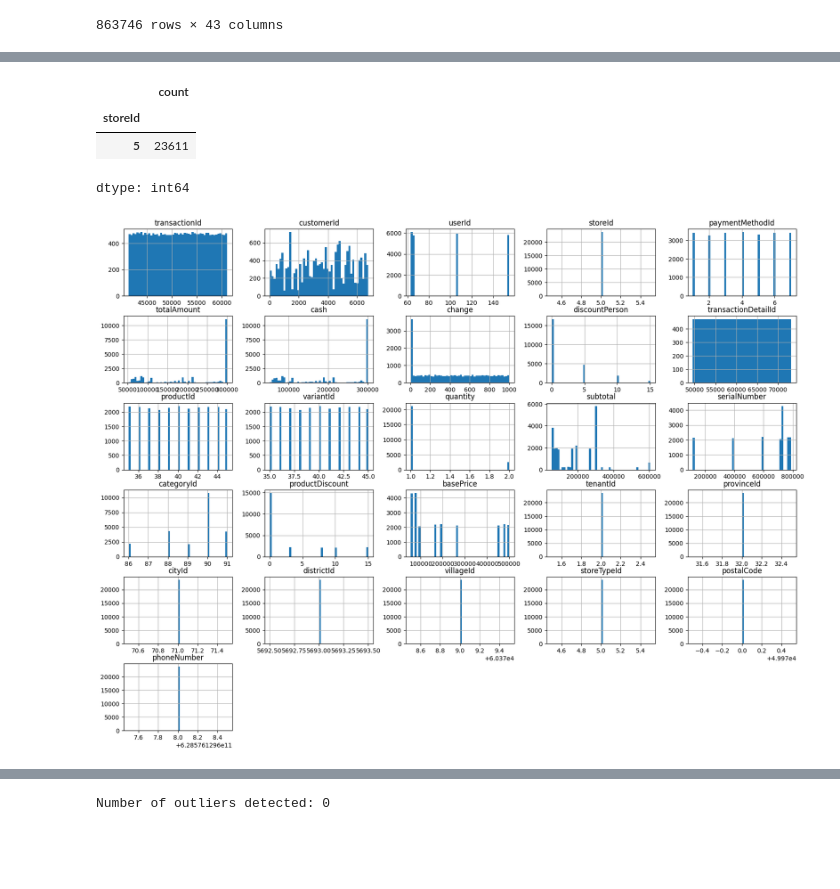
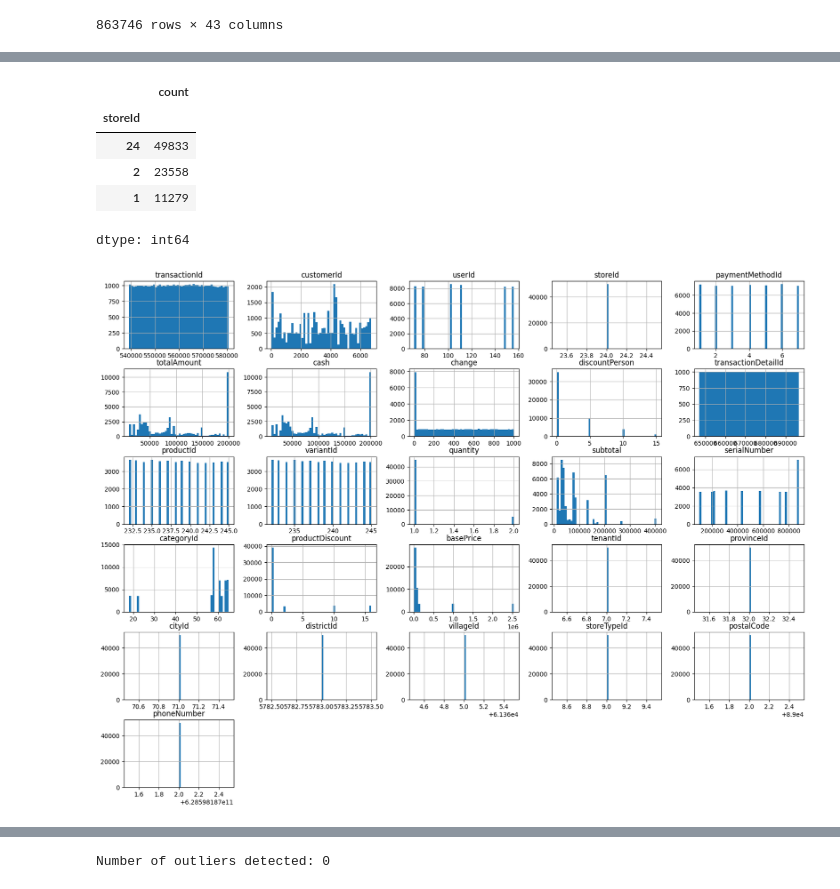
Before and after one commit to zhulkhoirrifat/nuka-pos, a Jupyter notebook: TimeSeriesPeralatanBayi.ipynb, the cells around one changed output, grey strips where cells are left out. Cells and saved outputs as stored; diff of their text form; code cells hidden in the pictures; blank space fills up the shorter version.

```diff
--- a/TimeSeriesPeralatanBayi.ipynb
+++ b/TimeSeriesPeralatanBayi.ipynb
@@ -135,7 +135,7 @@ final_df
 | 863745 | 719920 | INV-136116470389 | 553.0 | 141 | 30 | 7 | 100000.00 | 100947.831102 | ... |
 863746 rows × 43 columns
 # %%
-store_type_id = 5
+store_type_id = 9
 final_df = final_df[final_df['storeTypeId'] == store_type_id]
 final_df
 # %% [output]
@@ -157,13 +157,15 @@ final_df['storeId'].value_counts()
 # %% [output]
 |  | count |
 | storeId |  |
-| 5 | 23611 |
+| 24 | 49833 |
+| 2 | 23558 |
+| 1 | 11279 |
 dtype: int64
 # %%
-checked = final_df[final_df['storeId'] == 5]
+checked = final_df[final_df['storeId'] == 24]
 
 checked.hist(bins=50, figsize=(20, 15))
 plt.show()
 # %% [output]
-[figure, old version]
+[figure, new version]
 # %%
```
Also changed, not shown: parts of 23 cells of this notebook.
